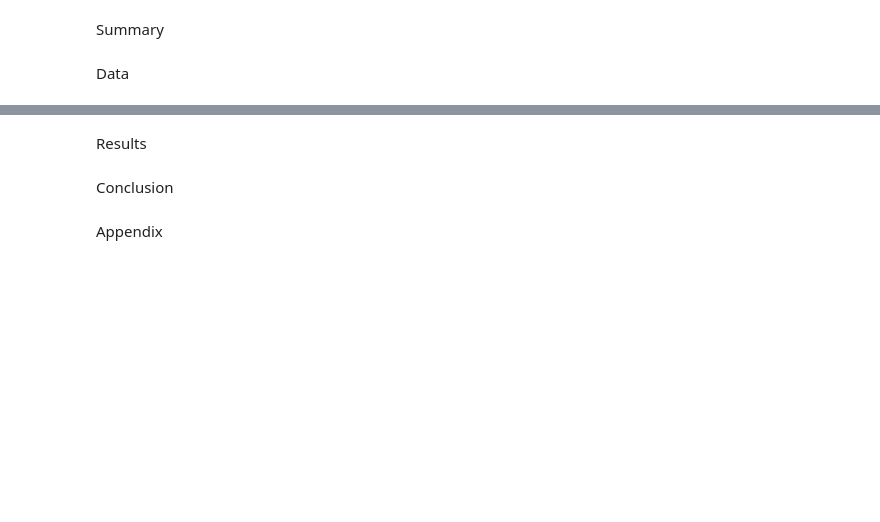
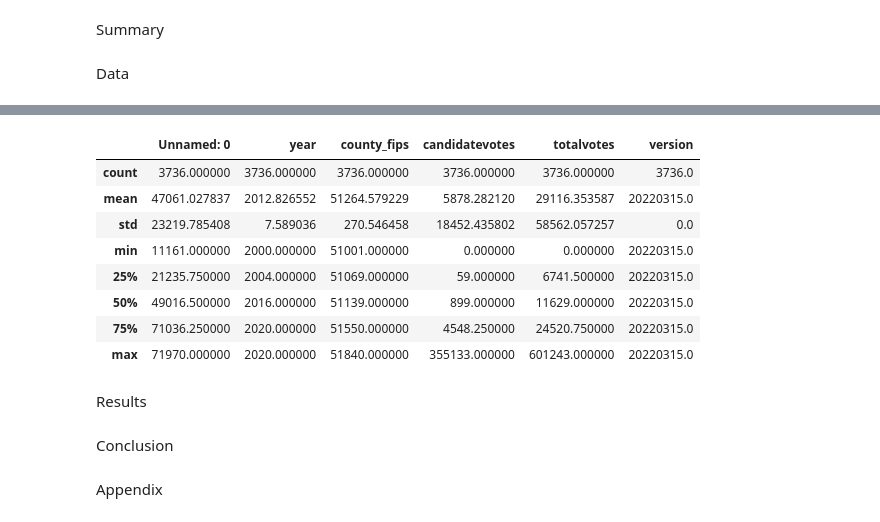
Before and after one commit to vnewsome/project_voting, a Jupyter notebook: ML_project3.ipynb, the cells around one changed output, grey strips where cells are left out. Cells and saved outputs as stored; diff of their text form; code cells hidden in the pictures; blank space fills up the shorter version.

```diff
--- a/ML_project3.ipynb
+++ b/ML_project3.ipynb
@@ -45,3 +59,15 @@ import mapclassify as mp
+# %%
+voting.describe()
+# %% [output]
+|  | Unnamed: 0 | year | county_fips | candidatevotes | totalvotes | version |
+| count | 3736.000000 | 3736.000000 | 3736.000000 | 3736.000000 | 3736.000000 | 3736.0 |
+| mean | 47061.027837 | 2012.826552 | 51264.579229 | 5878.282120 | 29116.353587 | 20220315.0 |
+| std | 23219.785408 | 7.589036 | 270.546458 | 18452.435802 | 58562.057257 | 0.0 |
+| min | 11161.000000 | 2000.000000 | 51001.000000 | 0.000000 | 0.000000 | 20220315.0 |
+| 25% | 21235.750000 | 2004.000000 | 51069.000000 | 59.000000 | 6741.500000 | 20220315.0 |
+| 50% | 49016.500000 | 2016.000000 | 51139.000000 | 899.000000 | 11629.000000 | 20220315.0 |
+| 75% | 71036.250000 | 2020.000000 | 51550.000000 | 4548.250000 | 24520.750000 | 20220315.0 |
+| max | 71970.000000 | 2020.000000 | 51840.000000 | 355133.000000 | 601243.000000 | 20220315.0 |
 # %%
 # From the VA Dept of Emergency Management, get the shapefiles: https://vgin.vdem.virginia.gov/datasets/777890ecdb634d18a02eec604db522c6/about
 # From that archive, I uploaded the following files to Colab:
```
Also changed, not shown: parts of 5 cells of this notebook.
